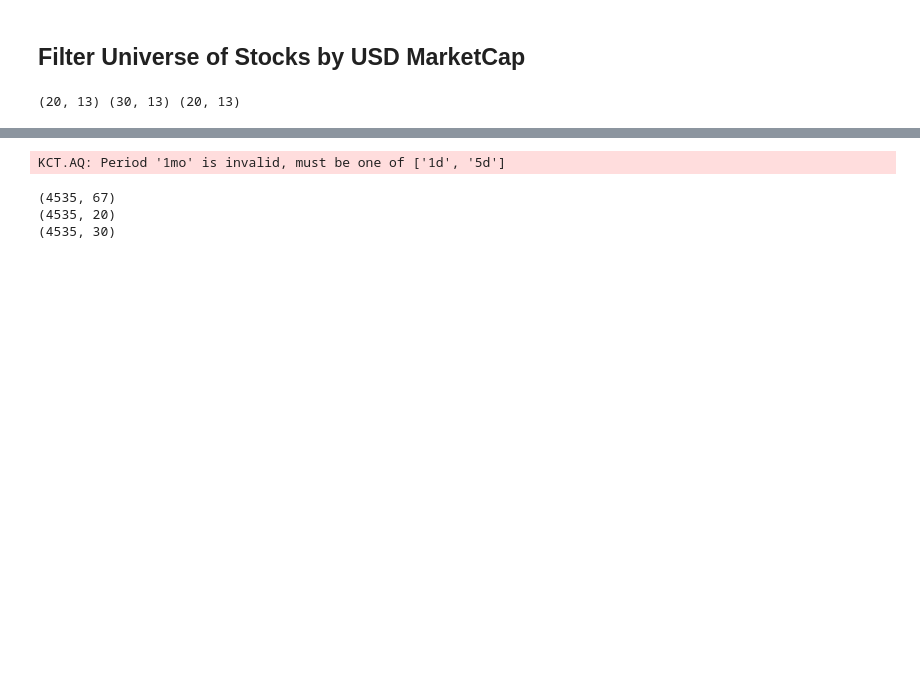
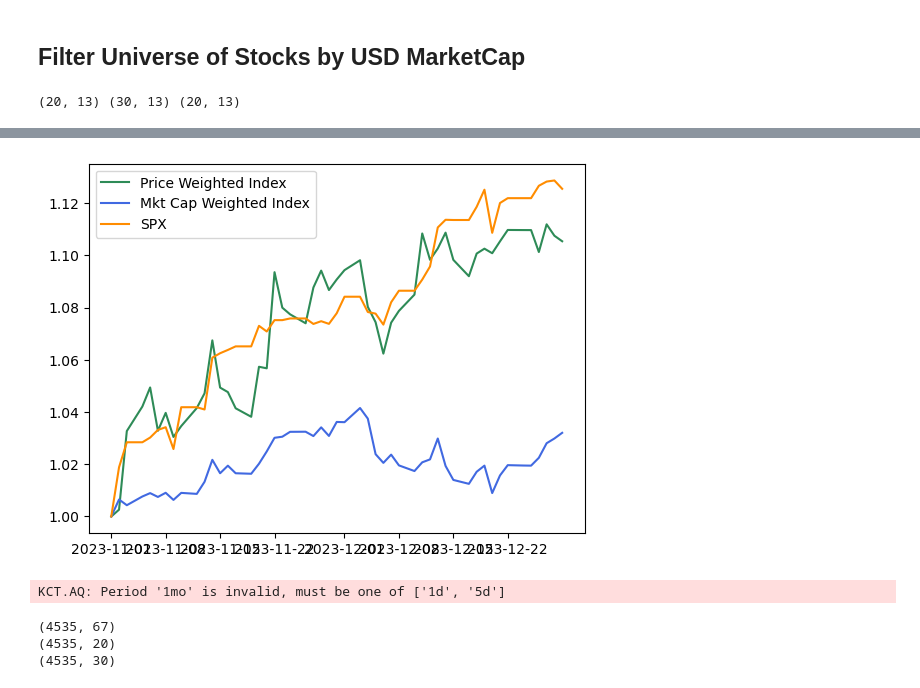
Before and after one commit to apenake/Certified_B_Corp_Index, a Jupyter notebook: Public B Corp Index with Currency Conversion.ipynb, the cells around one changed output, grey strips where cells are left out. Drawn from its saved outputs; the diff is of its cells as text; code cells hidden in the pictures; blank space fills up the shorter version.

```diff
--- a/Public B Corp Index with Currency Conversion.ipynb
+++ b/Public B Corp Index with Currency Conversion.ipynb
@@ -778,0 +813,18 @@ calc_px_weighted_index(daily_px_USD)
+# %%
+def combine_norm_and_benchmark(px_df, mc_df):
+
+    combined_df = pd.concat([px_df['Index'],mc_df['Index']], axis=1)
+    combined_df.columns = ['Price Weighted Index', "Mkt Cap Weighted Index"]
+
+    # Add S&P
+    spx_object = yf.Ticker("^GSPC")
+    spx = pd.DataFrame.from_dict(spx_object.history(start=s, end=e, interval = "1d"))
+    spx = spx[['Close']]
+    spx.columns = ['SPX']
+    spx.index = pd.to_datetime(spx.index).date
+
+    combined_df = pd.concat([combined_df, spx], axis=1)
+    combined_df = combined_df.ffill()
+
+    combined_df = combined_df.div(combined_df.iloc[0])
+    return combined_df
@@ -779,3 +854,11 @@ calc_px_weighted_index(daily_px_USD)
+# %%
+## Graph Together
+#fig, ax = plt.subplots(figsize = (12,6))
+index_comparison_df.plot(color = ['seagreen', 'royalblue', 'darkorange'])
+
+plt.show()
+# %% [output]
+[figure, added]
 # %%
 def get_price_history2 (df, start, end):
     tickers_list = df['Ticker'].tolist()
```
Also changed, not shown: parts of 64 cells of this notebook.
